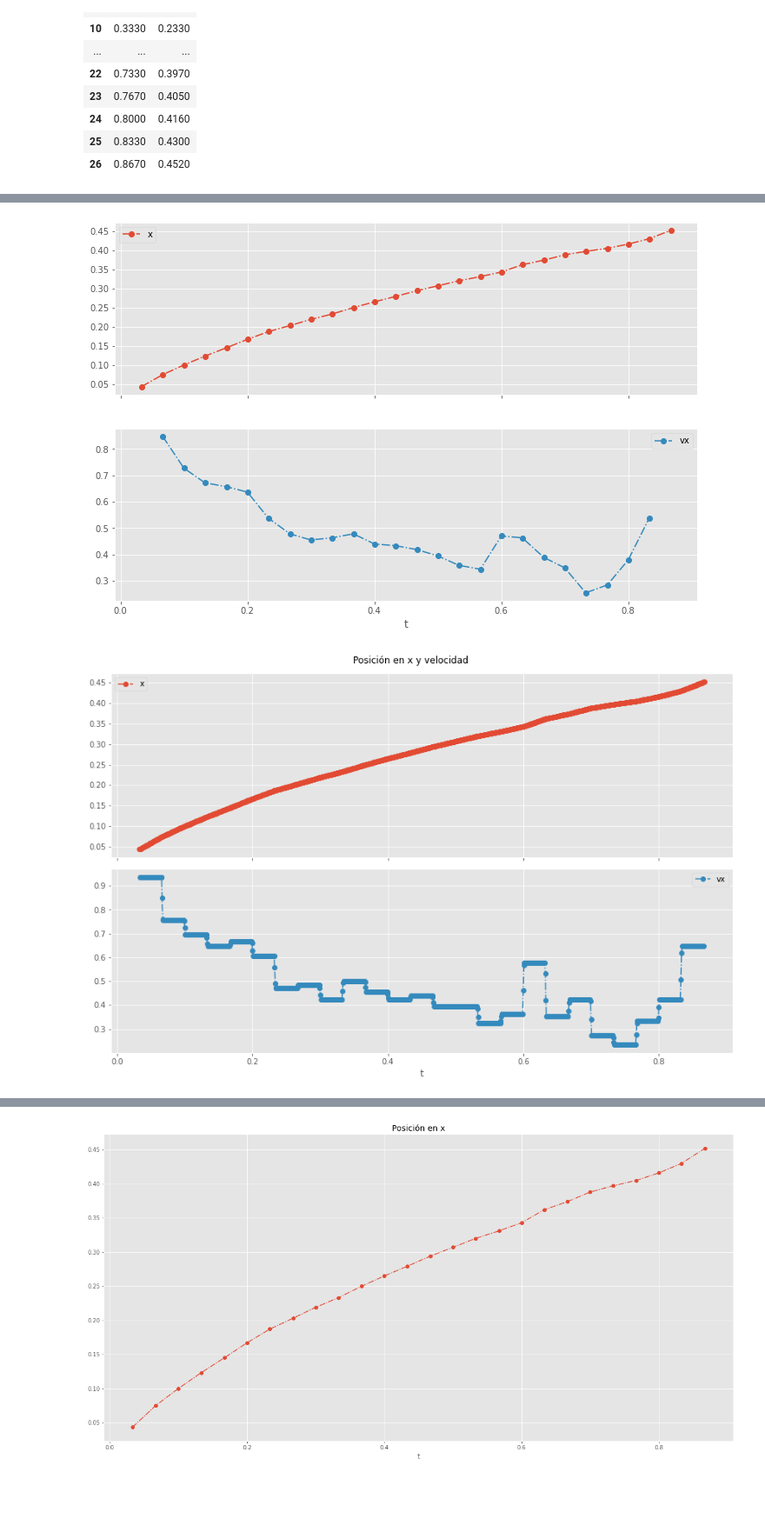
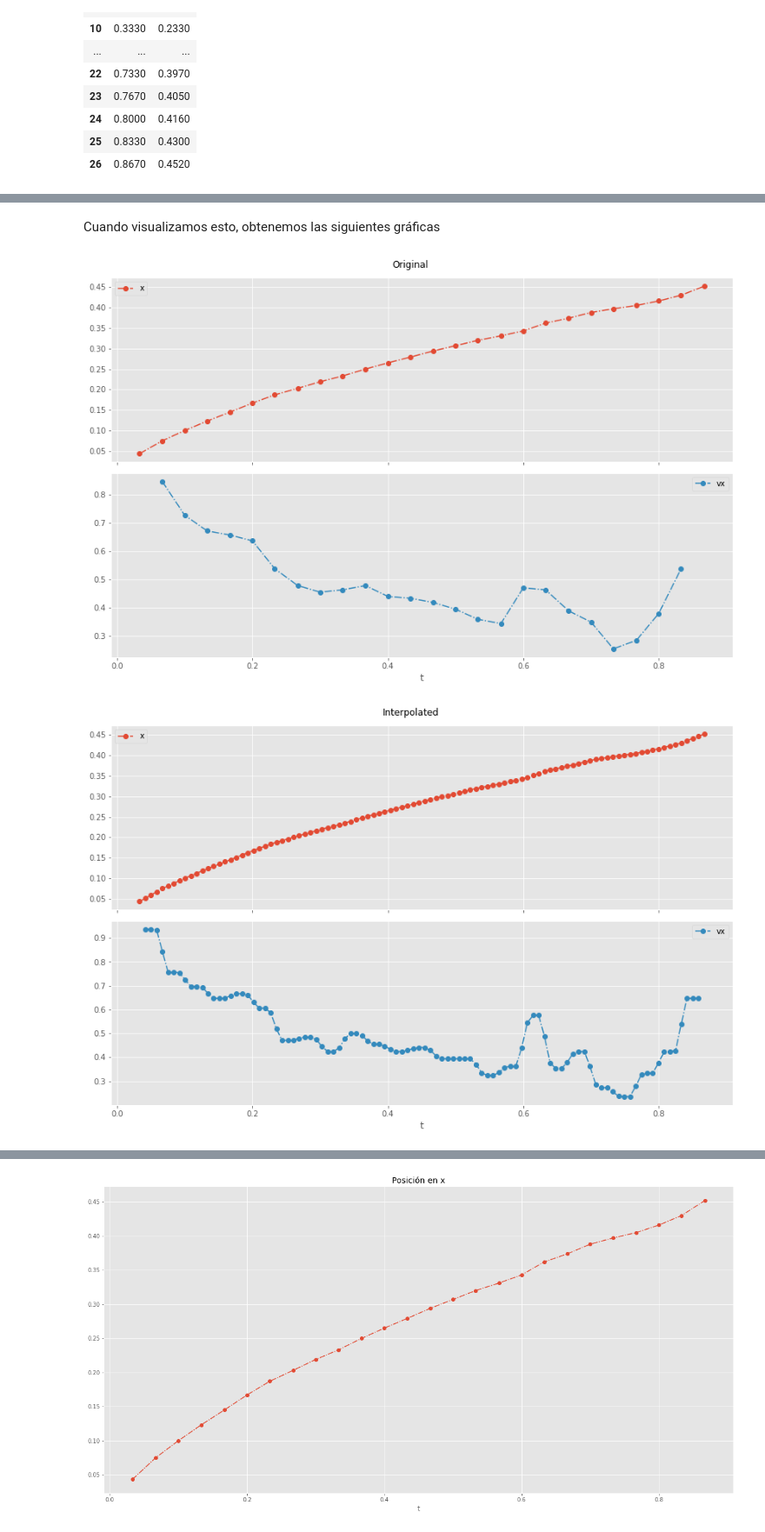
Before and after one commit to SebasGarcia08/horizontal-motion-physics, a Jupyter notebook: analisis.ipynb, the cells around one changed output, grey strips where cells are left out. Shown: that part at 87% size. Drawn from its saved outputs; the diff is of its cells as text; code cells hidden in the pictures; blank space fills up the shorter version.

```diff
--- a/analisis.ipynb
+++ b/analisis.ipynb
@@ -39,14 +70,16 @@ df
 # %%
 f = interp1d(df.t, df.x)
-dominio = np.linspace(df.t.values[0], df.t.values[-1], 1000)
+dominio = np.linspace(df.t.values[0], df.t.values[-1], 100)
 data = {
     "t": dominio,
     "x": f(dominio)
 }
-plt.figure(figsize=(8,5))
+
 df2 = pd.DataFrame(data)
 df2.set_index("t").plot(label="Interpolated", linestyle="--", marker="o")
+plt.title("Interpolated")
 df.set_index("t").plot(label="Original",linestyle="--", marker="o")
+plt.title("Original")
 plt.legend()
 plt.show()
 # %% [output]
@@ -89,9 +123,15 @@ df2
+# %% [markdown]
+Cuando visualizamos esto, obtenemos las siguientes gráficas
 # %%
 df.set_index("t").plot(subplots=True, figsize=(12,8), linestyle="dashdot", marker="o")
+plt.suptitle("Original")
+plt.tight_layout()
+
 df2.set_index("t").plot(subplots=True, figsize=(12,8), linestyle="dashdot", marker="o")
-plt.gcf().suptitle("Posición en x y velocidad")
+plt.suptitle("Interpolated")
 plt.tight_layout()
+
 plt.show()
 # %% [output]
-[figure, old version]
+[figure, new version]
-[figure, old version]
+[figure, new version]
```
Also changed, not shown: parts of 19 cells of this notebook, 1 other file.
